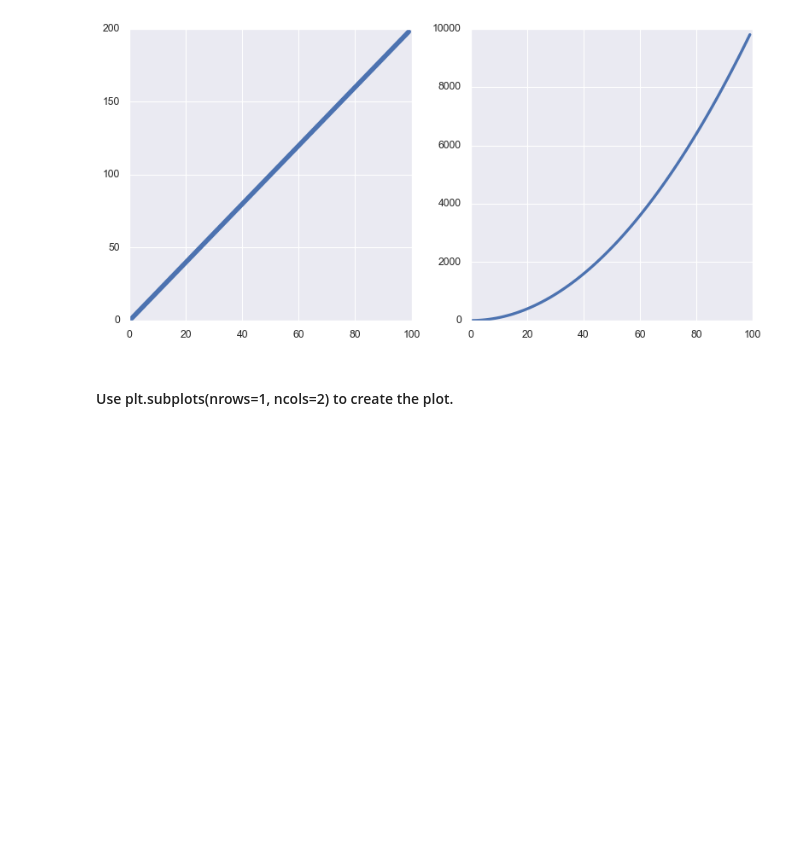
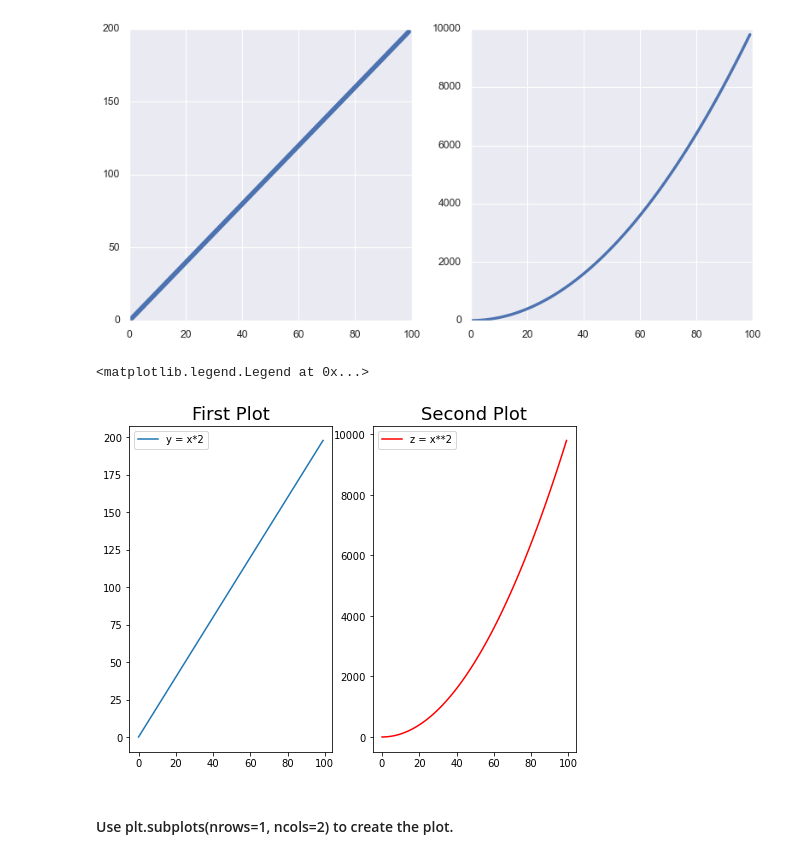
Before and after one commit to ta-data-remote/lab-matplotlib-seaborn, a Jupyter notebook: your-code/main.ipynb, the cells around one changed output. Drawn from its saved outputs; the diff is of its cells as text; code cells hidden in the pictures; blank space fills up the shorter version.

```diff
--- a/your-code/main.ipynb
+++ b/your-code/main.ipynb
@@ -23,5 +28,20 @@ Also, play around with the linewidth and style. Use the ones you're most happy w
 # Method 1
 # %% [output]
 [figure]
+# %%
+plt.figure(figsize = (8,6))
+plt.subplot(1,2,1)
+plt.title('First Plot', fontsize=18)
+plt.plot(x,y, label='y = x*2')
+plt.legend()
+
+plt.subplot(1,2,2)
+plt.title('Second Plot', fontsize=18)
+plt.plot(x,z, c='red', label='z = x**2')
+
+plt.legend()
+# %% [output]
+<matplotlib.legend.Legend at 0x...>
+[figure, added]
 # %% [markdown]
 #### Use plt.subplots(nrows=1, ncols=2) to create the plot.
```
Also changed, not shown: parts of 33 cells of this notebook, 2 other files.
